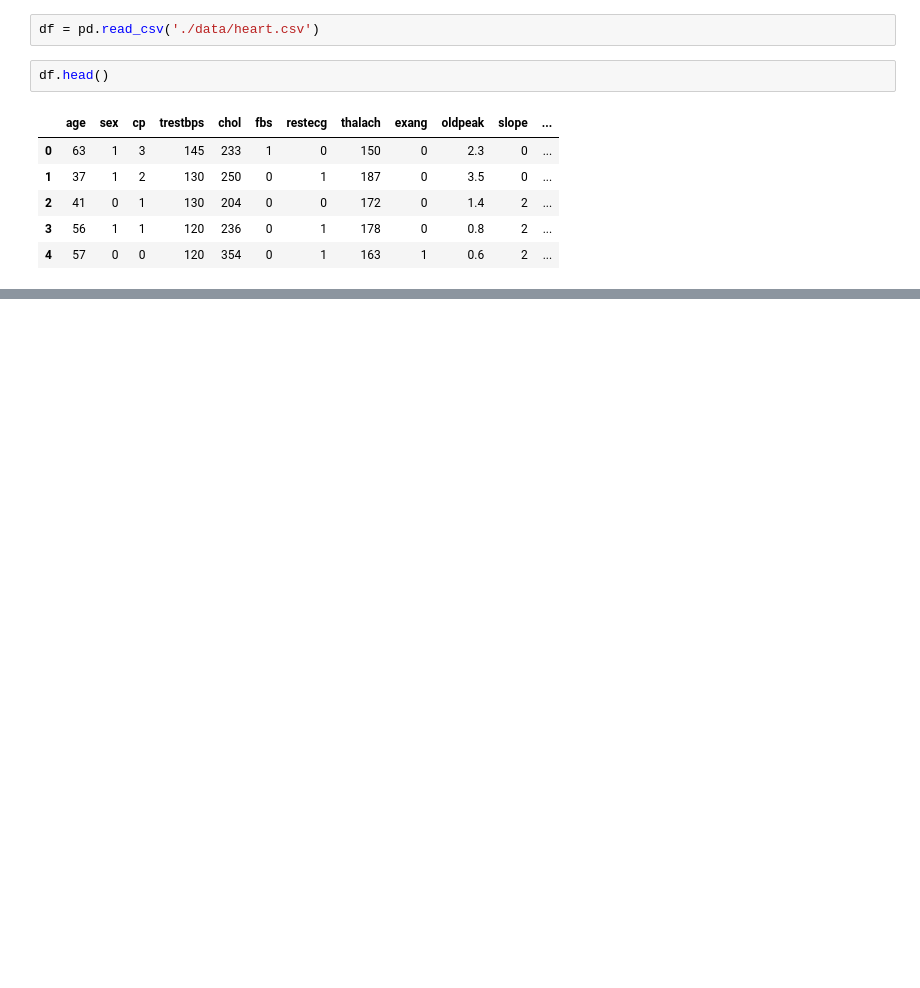
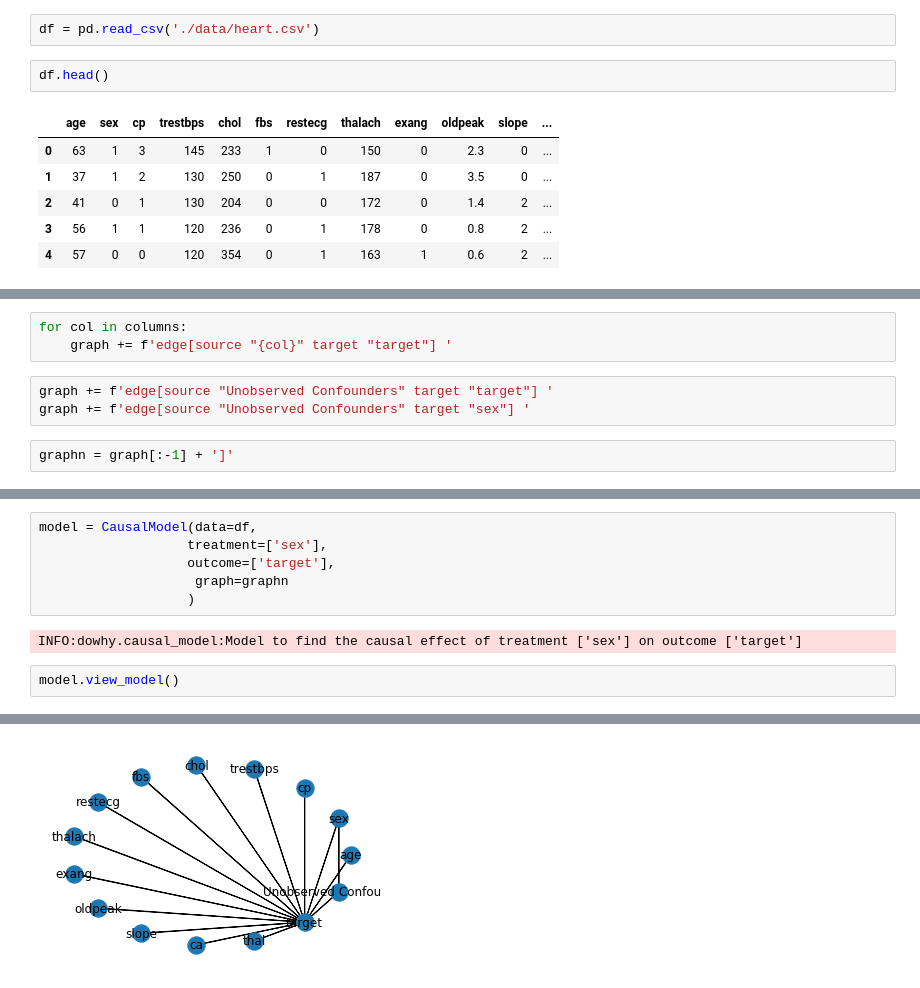
Before and after one commit to kaanbursa/CI_birth_weight, a Jupyter notebook: CILinear.ipynb, the cells around one changed output, grey strips where cells are left out. Cells and saved outputs as stored; diff of their text form; blank space fills up the shorter version.

Commit message:
model created without external api

```diff
--- a/CILinear.ipynb
+++ b/CILinear.ipynb
@@ -54,0 +68,8 @@ Name: County Name, Length: 91, dtype: int64
+# %%
+for col in columns:
+    graph += f'edge[source "{col}" target "target"] '
+# %%
+graph += f'edge[source "Unobserved Confounders" target "target"] '
+graph += f'edge[source "Unobserved Confounders" target "sex"] '
+# %%
+graphn = graph[:-1] + ']'
@@ -54,0 +87,11 @@ Name: County Name, Length: 91, dtype: int64
+# %%
+model = CausalModel(data=df,
+                   treatment=['sex'],
+                   outcome=['target'],
+                    graph=graphn
+                   )
+# %% [output]
+INFO:dowhy.causal_model:Model to find the causal effect of treatment ['sex'] on outcome ['target']
+# %%
+model.view_model()
+# %% [output]
@@ -54,0 +100 @@ Name: County Name, Length: 91, dtype: int64
+[figure, added]
```
Also changed, not shown: parts of 17 cells of this notebook, 1 other file.
